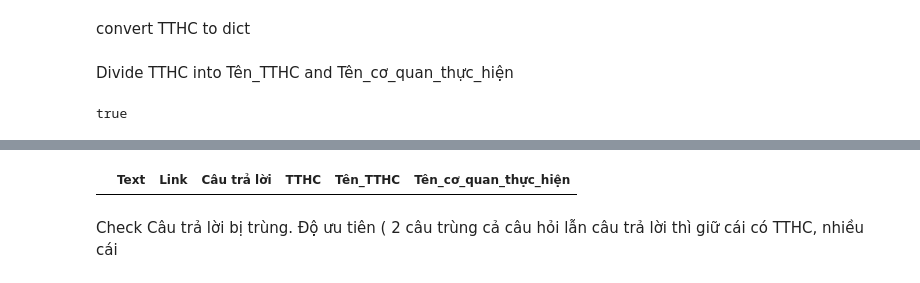
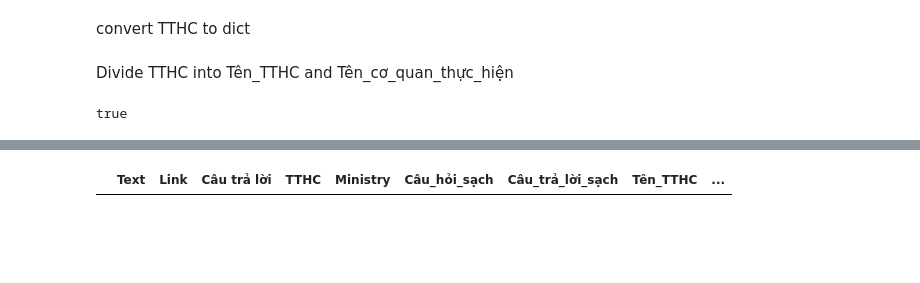
Before and after one commit to fabyanbui/Public-Sector-Application, a Jupyter notebook: Preprocessing.ipynb, the cells around one changed output, grey strips where cells are left out. Cells and saved outputs as stored; diff of their text form; code cells hidden in the pictures; blank space fills up the shorter version.

```diff
--- a/Preprocessing.ipynb
+++ b/Preprocessing.ipynb
@@ -39,0 +114,4 @@ duplicate_rows_3
+# %%
+duplicates_4 = df_new.duplicated(subset=['Câu_hỏi_sạch','TTHC', 'Ministry'],keep=False)
+duplicate_rows_4 =df_new[duplicates_4]
+duplicate_rows_4
@@ -39,0 +138,26 @@ duplicate_rows_3
+# %%
+cau_hoi_toi_nghia = ['số lượng hồ sơ', 'thành phần hồ sơ', 'thời hạn giải quyết hồ sơ','thời hạn giải quyết là bao lâu','thủ tục cấp lại cần những gì']
+duplicate_rows_4 = duplicate_rows_4[duplicate_rows_4['Câu_hỏi_sạch'].isin(cau_hoi_toi_nghia)]
+df_new = df_new.drop(index=duplicate_rows_4.index)
+df_new = df_new.reset_index(drop=True)
+# %%
+duplicates_5 = df_new.duplicated(subset=['Câu_hỏi_sạch', 'Ministry'],keep=False)
+duplicate_rows_5 =df_new[duplicates_5]
+df_new = df_new.drop(index=duplicate_rows_5.index)
+duplicate_rows_5 = duplicate_rows_5[~duplicate_rows_5['TTHC'].str.contains(r'\[\]')]
+index_to_drop = set()
+for i in range(duplicate_rows_5.shape[0]-1):
+    for j in range(i+1, duplicate_rows_5.shape[0]):
+        if duplicate_rows_5.iloc[i].Câu_hỏi_sạch == duplicate_rows_5.iloc[j].Câu_hỏi_sạch :
+            references = duplicate_rows_5.iloc[i].Câu_trả_lời_sạch
+            candidate = duplicate_rows_5.iloc[j].Câu_trả_lời_sạch
+            bleu_score = sacrebleu.sentence_bleu(candidate, [references])
+            if bleu_score.score > 50.0:
+                dict1 = ast.literal_eval(duplicate_rows_5.iloc[i].TTHC)
+                dict2 = ast.literal_eval(duplicate_rows_5.iloc[j].TTHC)
+                merged_dict = {'Tên': dict1['Tên'] + dict2['Tên'], 'Cơ quan thực hiện': [dict1['Cơ quan thực hiện'][0] + dict2['Cơ quan thực hiện'][0]]}
+                duplicate_rows_5.iloc[i].TTHC = str(merged_dict)
+                index_to_drop.add(duplicate_rows_5.index[j])
+duplicate_rows_5 = duplicate_rows_5.drop(index=list(index_to_drop))
+df_new = pd.concat([df_new, duplicate_rows_5])
+df_new = df_new.reset_index(drop=True)
@@ -44,6 +207,7 @@ df['TTHC'] = df['TTHC'].apply(ast.literal_eval)
 # %% [markdown]
 Divide TTHC into Tên_TTHC and Tên_cơ_quan_thực_hiện
 # %%
-df['Tên_TTHC'] = df['TTHC'].apply(lambda x: x['Tên'] if isinstance(x, dict) and 'Tên' in x else None)
-df['Tên_cơ_quan_thực_hiện'] = df['TTHC'].apply(lambda x: x['Cơ quan thực hiện'] if isinstance(x, dict) and 'Cơ quan thực hiện' in x else None)
+df_new['TTHC'] = df_new['TTHC'].apply(ast.literal_eval)
+df_new['Tên_TTHC'] = df_new['TTHC'].apply(lambda x: x['Tên'] if isinstance(x, dict) and 'Tên' in x else None)
+df_new['Tên_cơ_quan_thực_hiện'] = df_new['TTHC'].apply(lambda x: x['Cơ quan thực hiện'] if isinstance(x, dict) and 'Cơ quan thực hiện' in x else None)
 # %%
@@ -67,9 +223,4 @@ df.describe()
 # %%
-missing_answers = df[df['Câu trả lời'].isnull() | (df['Câu trả lời'] == '')]
-
-# Hiển thị các dòng không có câu trả lời
-missing_answers
+df_new[df_new['Câu trả lời'].isnull() | (df_new['Câu trả lời'] == '')]
 # %% [output]
-|  | Text | Link | Câu trả lời | TTHC | Tên_TTHC | Tên_cơ_quan_thực_hiện |
+|  | Text | Link | Câu trả lời | TTHC | Ministry | Câu_hỏi_sạch | Câu_trả_lời_sạch | Tên_TTHC | ... |
-# %% [markdown]
-Check Câu trả lời bị trùng. Độ ưu tiên ( 2 câu trùng cả câu hỏi lẫn câu trả lời thì giữ cái có TTHC, nhiều cái
```
Also changed, not shown: parts of 46 cells of this notebook, 2 other files.
